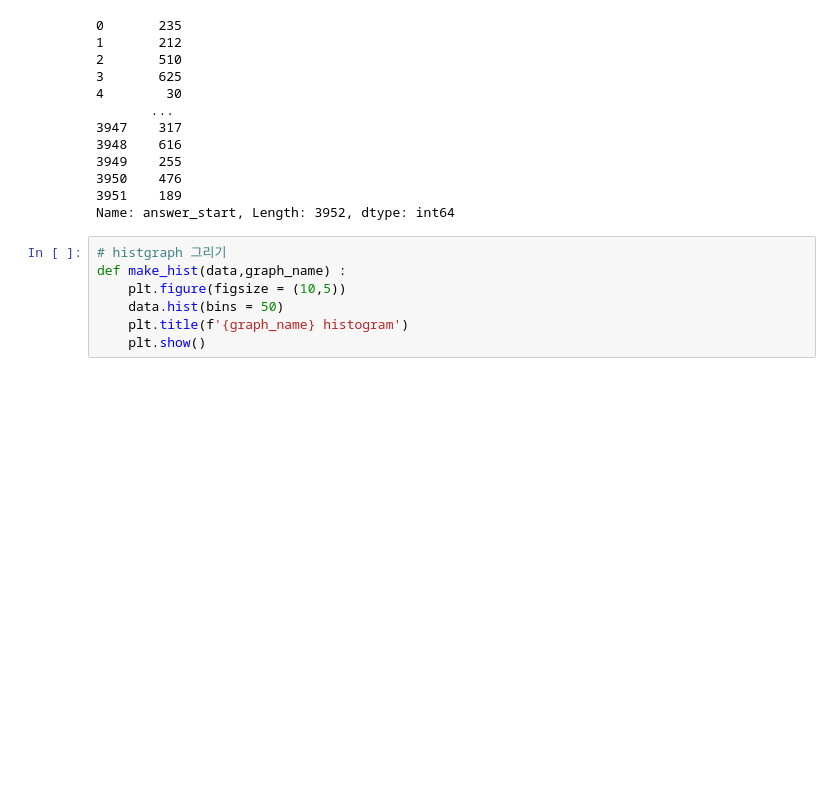
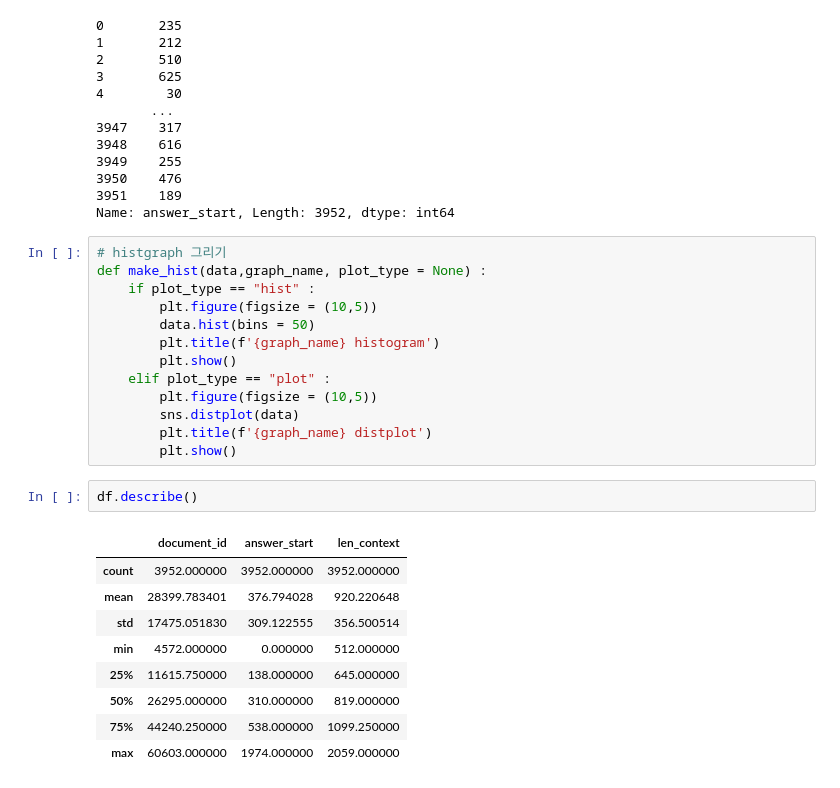
Before and after one commit to timmyeos/level2-mrc-level2-nlp-10, a Jupyter notebook: code/to_pandas_EDA.ipynb, the cells around one changed output. Drawn from its saved outputs; the diff is of its cells as text; blank space fills up the shorter version.

```diff
--- a/code/to_pandas_EDA.ipynb
+++ b/code/to_pandas_EDA.ipynb
@@ -80,11 +98,29 @@ df['answer_start']
 Name: answer_start, Length: 3952, dtype: int64
 # %%
 # histgraph 그리기
-def make_hist(data,graph_name) :
-    plt.figure(figsize = (10,5))
-    data.hist(bins = 50)
-    plt.title(f'{graph_name} histogram')
-    plt.show()
+def make_hist(data,graph_name, plot_type = None) :
+    if plot_type == "hist" :
+        plt.figure(figsize = (10,5))
+        data.hist(bins = 50)
+        plt.title(f'{graph_name} histogram')
+        plt.show()
+    elif plot_type == "plot" :
+        plt.figure(figsize = (10,5))
+        sns.distplot(data)
+        plt.title(f'{graph_name} distplot')
+        plt.show()
+# %%
+df.describe()
+# %% [output]
+|  | document_id | answer_start | len_context |
+| count | 3952.000000 | 3952.000000 | 3952.000000 |
+| mean | 28399.783401 | 376.794028 | 920.220648 |
+| std | 17475.051830 | 309.122555 | 356.500514 |
+| min | 4572.000000 | 0.000000 | 512.000000 |
+| 25% | 11615.750000 | 138.000000 | 645.000000 |
+| 50% | 26295.000000 | 310.000000 | 819.000000 |
+| 75% | 44240.250000 | 538.000000 | 1099.250000 |
+| max | 60603.000000 | 1974.000000 | 2059.000000 |
 # %%
 # context 길이 분포
 df['len_context']= df.context.apply(lambda x : len(x))
```
Also changed, not shown: parts of 11 cells of this notebook, 3 other files.
